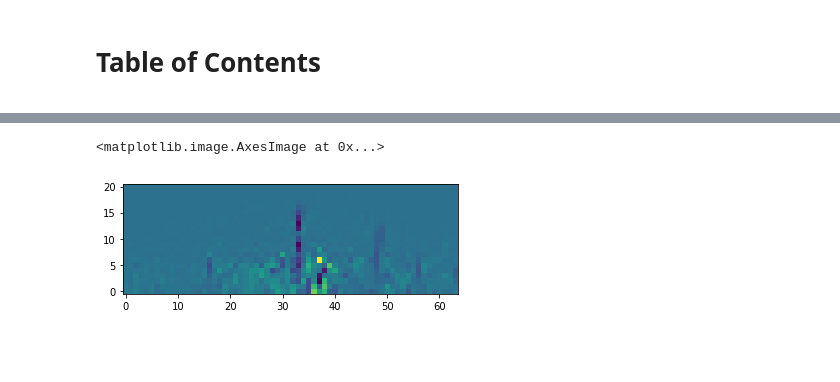
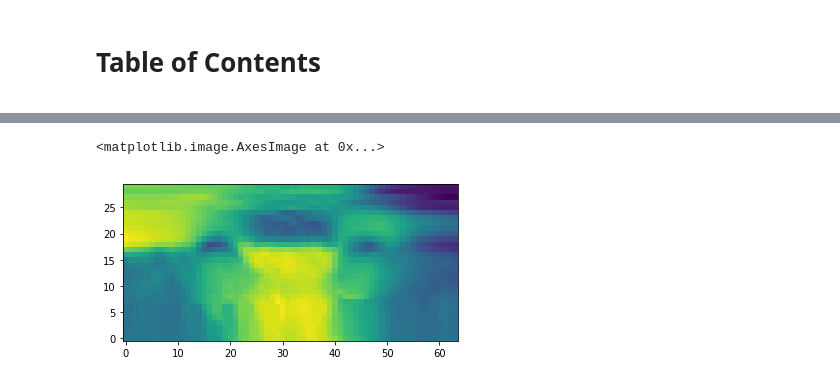
Before and after one commit to gentine/CBRAIN, a Jupyter notebook: load_keras_model.ipynb, the cells around one changed output, grey strips where cells are left out. Drawn from its saved outputs; the diff is of its cells as text; code cells hidden in the pictures; blank space fills up the shorter version.

```diff
--- a/load_keras_model.ipynb
+++ b/load_keras_model.ipynb
@@ -76,0 +160,4 @@ a = aqua['TBP'][:]
+# %%
+def unravel(x):
+    """Convert back from [sample] to [time, lat, lon]"""
+    return x.reshape(48, 64, 128, -1, nlev)
@@ -76,0 +175,3 @@ a = aqua['TBP'][:]
+# %%
+# Now check out the normalized output
+inp_arr = convert_ds(aqua, inps)
@@ -124,2 +204,0 @@ def convert_ds(ds, vars, nlev=30):
-# %%
-inp_arr = convert_ds(aqua, inps, 21)
@@ -144 +245,4 @@ def denorm(arr, vars, nlev=30):
+# %%
+def unravel(x, nlev=30):
+    return x.reshape(48, 64, 128, -1, nlev)
 # %%
@@ -163,5 +272,7 @@ plt.legend();
 # %%
-plt.imshow(out_de[5, :, 70, 1, :].T, origin='lower')
+plt.imshow(
+    unravel(inp_arr)[-1, :, 38, 0, :].T,
+    origin='lower')
 # %% [output]
 <matplotlib.image.AxesImage at 0x...>
-[figure, old version]
+[figure, new version]
```
Also changed, not shown: parts of 75 cells of this notebook, 2 other files.
